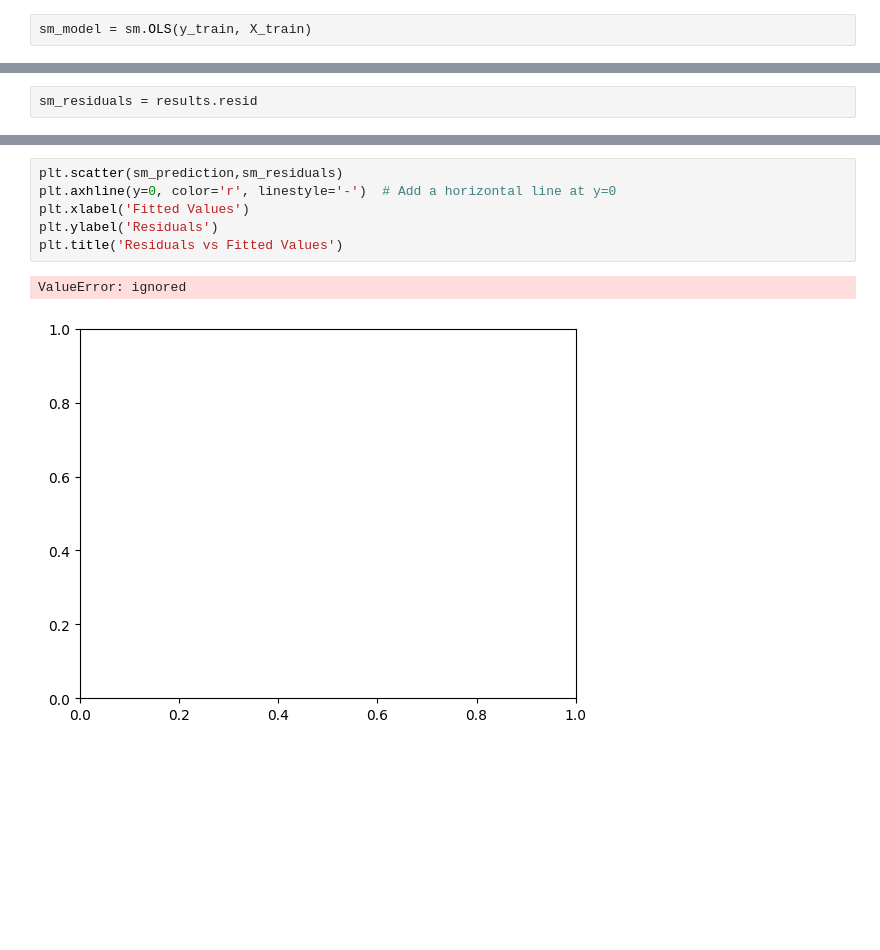
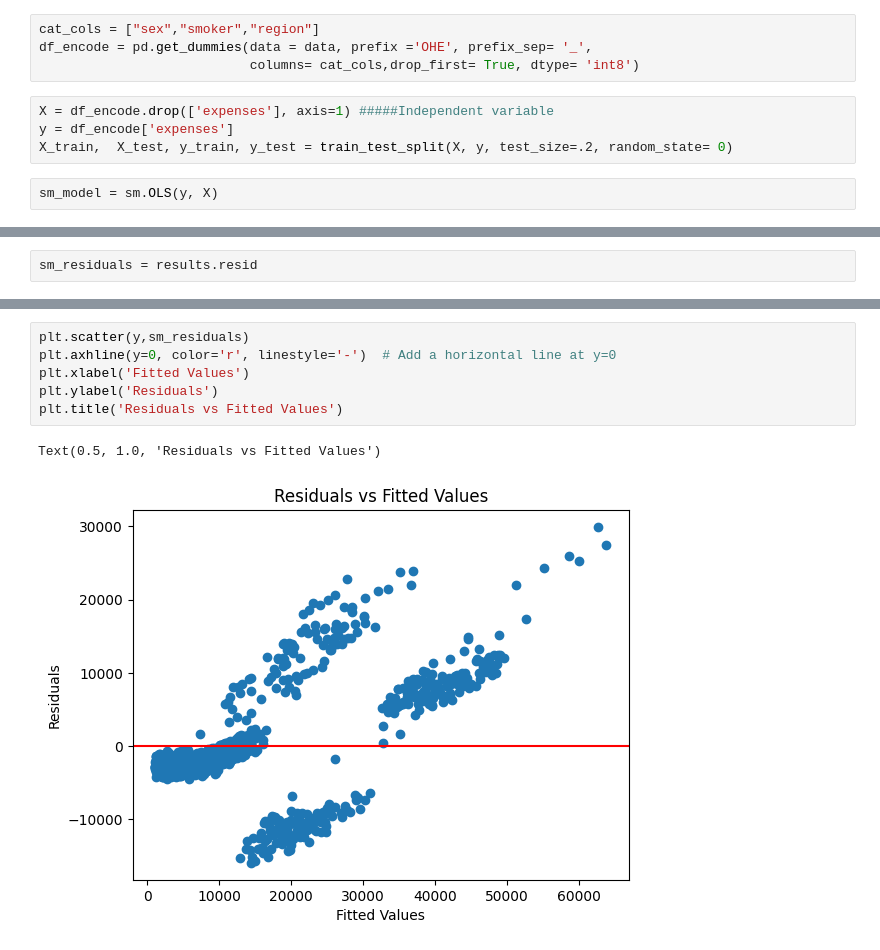
Before and after one commit to Umerfarooq122/Linear-Regression-with-Box-Cox-transformation, a Jupyter notebook: Blog_1_linear_regression_and_box_cox_transformation_in_python.ipynb, the cells around one changed output, grey strips where cells are left out. Saved outputs shown, nothing was run; the diff lists cells and outputs as text; blank space fills up the shorter version.

```diff
--- a/Blog_1_linear_regression_and_box_cox_transformation_in_python.ipynb
+++ b/Blog_1_linear_regression_and_box_cox_transformation_in_python.ipynb
@@ -234,5 +236,13 @@ In this Case BoxCox transformation also did not improve the results in fact it l
+# %%
+cat_cols = ["sex","smoker","region"]
+df_encode = pd.get_dummies(data = data, prefix ='OHE', prefix_sep= '_',
+                           columns= cat_cols,drop_first= True, dtype= 'int8')
+# %%
+X = df_encode.drop(['expenses'], axis=1) #####Independent variable
+y = df_encode['expenses']
+X_train,  X_test, y_train, y_test = train_test_split(X, y, test_size=.2, random_state= 0)
 # %%
-sm_model = sm.OLS(y_train, X_train)
+sm_model = sm.OLS(y, X)
 # %%
 results = sm_model.fit()
 # %%
@@ -302,9 +296,9 @@ plt.hist(c_resid)
 # %%
-plt.scatter(sm_prediction,sm_residuals)
+plt.scatter(y,sm_residuals)
 plt.axhline(y=0, color='r', linestyle='-')  # Add a horizontal line at y=0
 plt.xlabel('Fitted Values')
 plt.ylabel('Residuals')
 plt.title('Residuals vs Fitted Values')
 # %% [output]
-ValueError: ignored
+Text(0.5, 1.0, 'Residuals vs Fitted Values')
-[figure, old version]
+[figure, new version]
```
Also changed, not shown: parts of 7 cells of this notebook.
